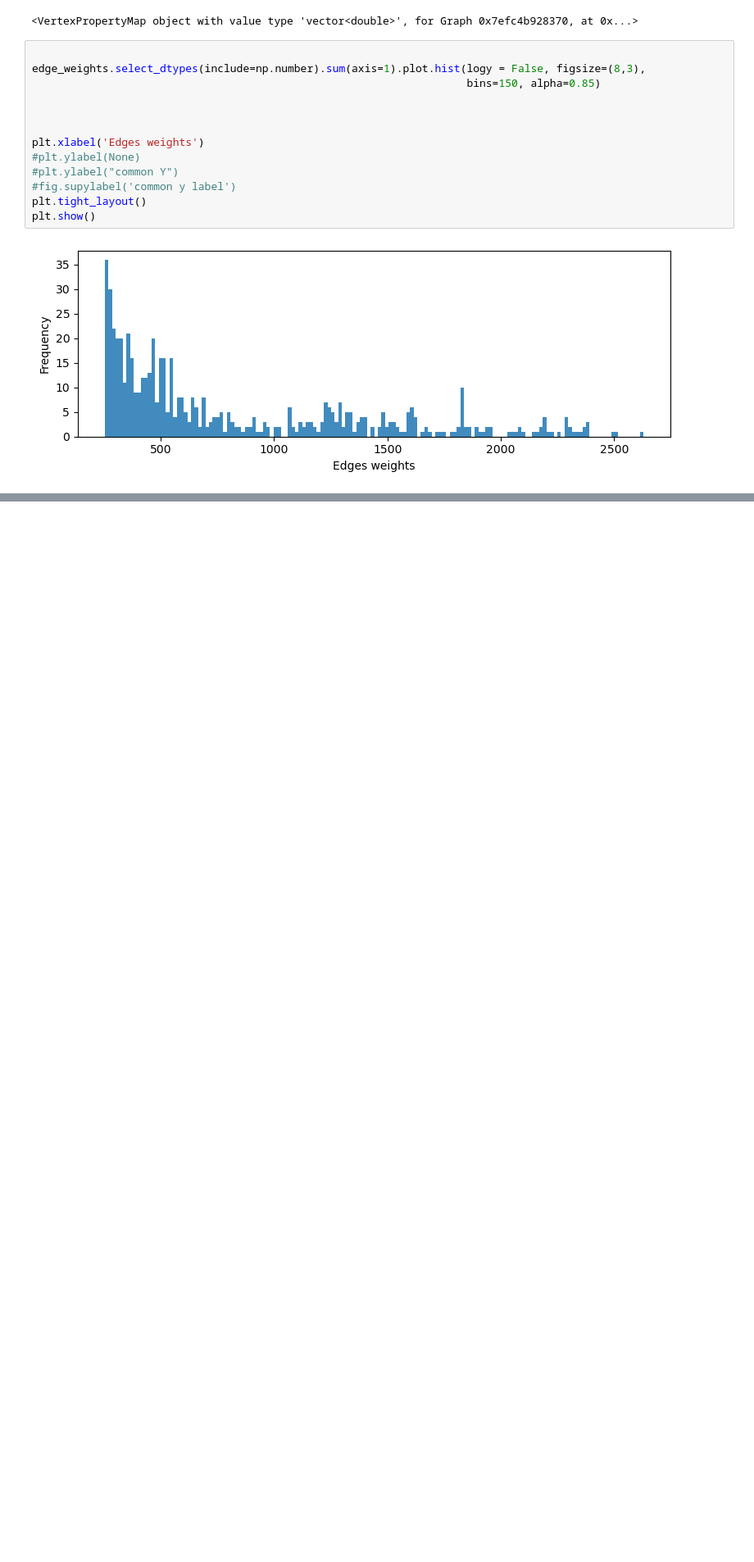
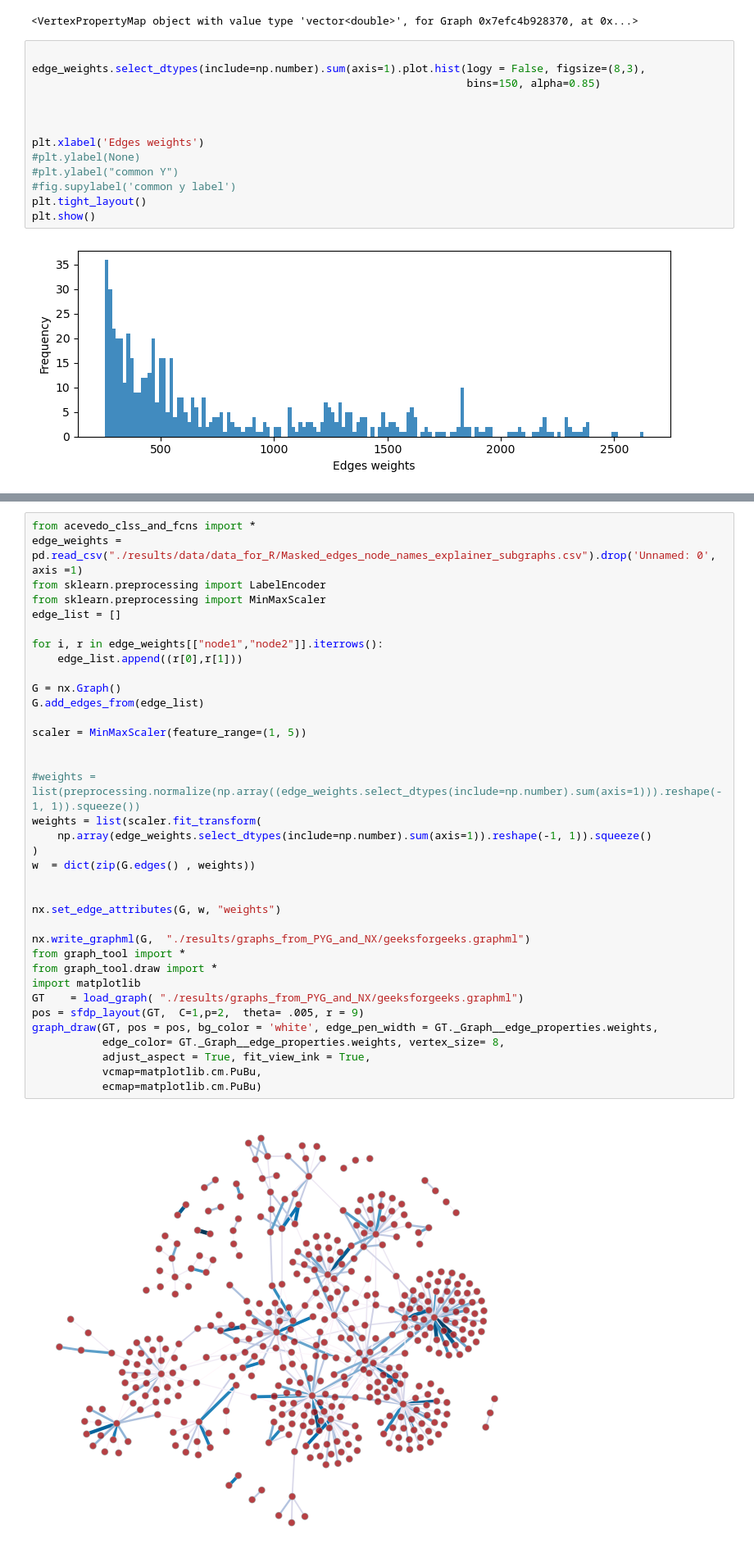
Before and after one commit to DeepenData/Graph_Neural_Networks_and_Phenylketonuria, a Jupyter notebook: src/step08_graw_tool_visualization.ipynb, the cells around one changed output, grey strips where cells are left out. Shown at 82% size. Drawn from its saved outputs; the diff is of its cells as text; blank space fills up the shorter version.

```diff
--- a/src/step08_graw_tool_visualization.ipynb
+++ b/src/step08_graw_tool_visualization.ipynb
@@ -76,0 +80,38 @@ plt.show()
+# %%
+from acevedo_clss_and_fcns import *
+edge_weights =  pd.read_csv("./results/data/data_for_R/Masked_edges_node_names_explainer_subgraphs.csv").drop('Unnamed: 0', axis =1)
+from sklearn.preprocessing import LabelEncoder
+from sklearn.preprocessing import MinMaxScaler
+edge_list = []
+
+for i, r in edge_weights[["node1","node2"]].iterrows():
+    edge_list.append((r[0],r[1]))
+
+G = nx.Graph()
+G.add_edges_from(edge_list)
+
+scaler = MinMaxScaler(feature_range=(1, 5))
+
+
+#weights = list(preprocessing.normalize(np.array((edge_weights.select_dtypes(include=np.number).sum(axis=1))).reshape(-1, 1)).squeeze())
+weights = list(scaler.fit_transform(
+    np.array(edge_weights.select_dtypes(include=np.number).sum(axis=1)).reshape(-1, 1)).squeeze()
+)
+w  = dict(zip(G.edges() , weights))
+
+
+nx.set_edge_attributes(G, w, "weights")
+
+nx.write_graphml(G,  "./results/graphs_from_PYG_and_NX/geeksforgeeks.graphml")
+from graph_tool import *
+from graph_tool.draw import *
+import matplotlib
+GT    = load_graph( "./results/graphs_from_PYG_and_NX/geeksforgeeks.graphml")
+pos = sfdp_layout(GT,  C=1,p=2,  theta= .005, r = 9)
+graph_draw(GT, pos = pos, bg_color = 'white', edge_pen_width = GT._Graph__edge_properties.weights,
+           edge_color= GT._Graph__edge_properties.weights, vertex_size= 8,
+           adjust_aspect = True, fit_view_ink = True,
+           vcmap=matplotlib.cm.PuBu,
+           ecmap=matplotlib.cm.PuBu)
+# %% [output]
+[figure, added]
```
Also changed, not shown: parts of 6 cells of this notebook, 8 other files.
